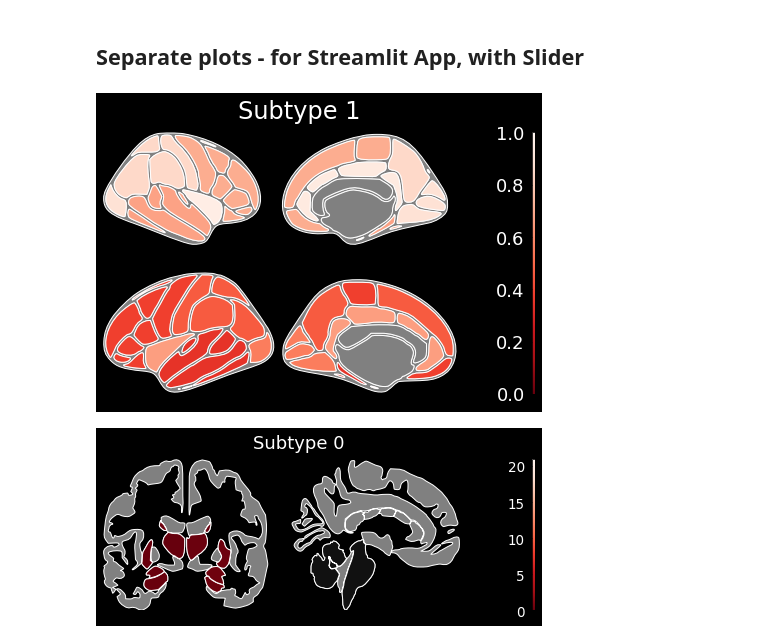
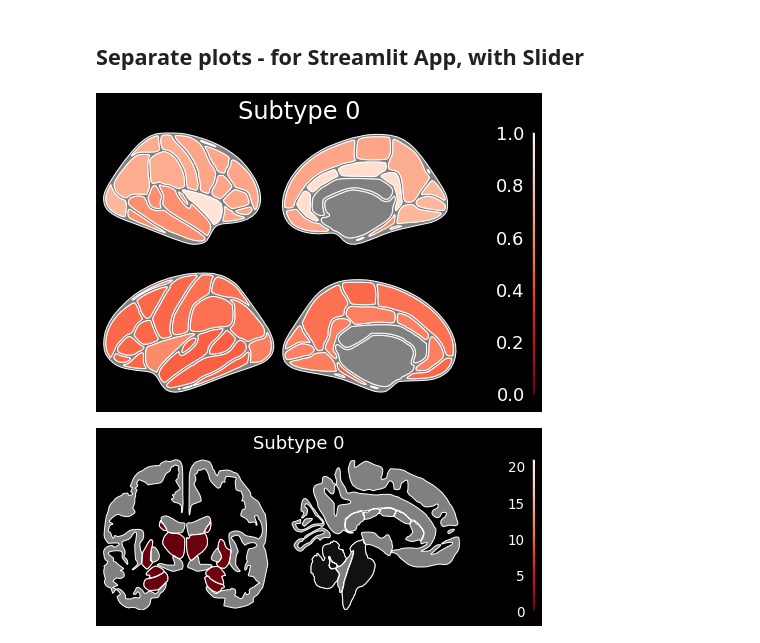
Before and after one commit to rzepkka/Master_Thesis, a Jupyter notebook: notebook_examples/mapping_2D_slider.ipynb, the cells around one changed output. Saved outputs shown, nothing was run; the diff lists cells and outputs as text; code cells hidden in the pictures.

```diff
--- a/notebook_examples/mapping_2D_slider.ipynb
+++ b/notebook_examples/mapping_2D_slider.ipynb
@@ -345,9 +345,9 @@ def plot_aseg_atlas(T,S, subtype_labels = None, subtype = None, slider = None):
                 vminmax = [0,21],
                 background='black', edgecolor='white', bordercolor='gray', title=f'{subtype}', fontsize = 18)
 # %%
-plot_dk_atlas(T = T, S = S, subtype = 'Subtype 1', slider = 25)
+plot_dk_atlas(T = T, S = S, subtype = 'Subtype 0', slider = 25)
 # %% [output]
-[figure, old version]
+[figure, new version]
 # %%
 plot_aseg_atlas(T = T, S = S, subtype = 'Subtype 0', slider = 25)
 # %% [output]
```
Also changed, not shown: parts of 2 cells of this notebook, 1 other file.
